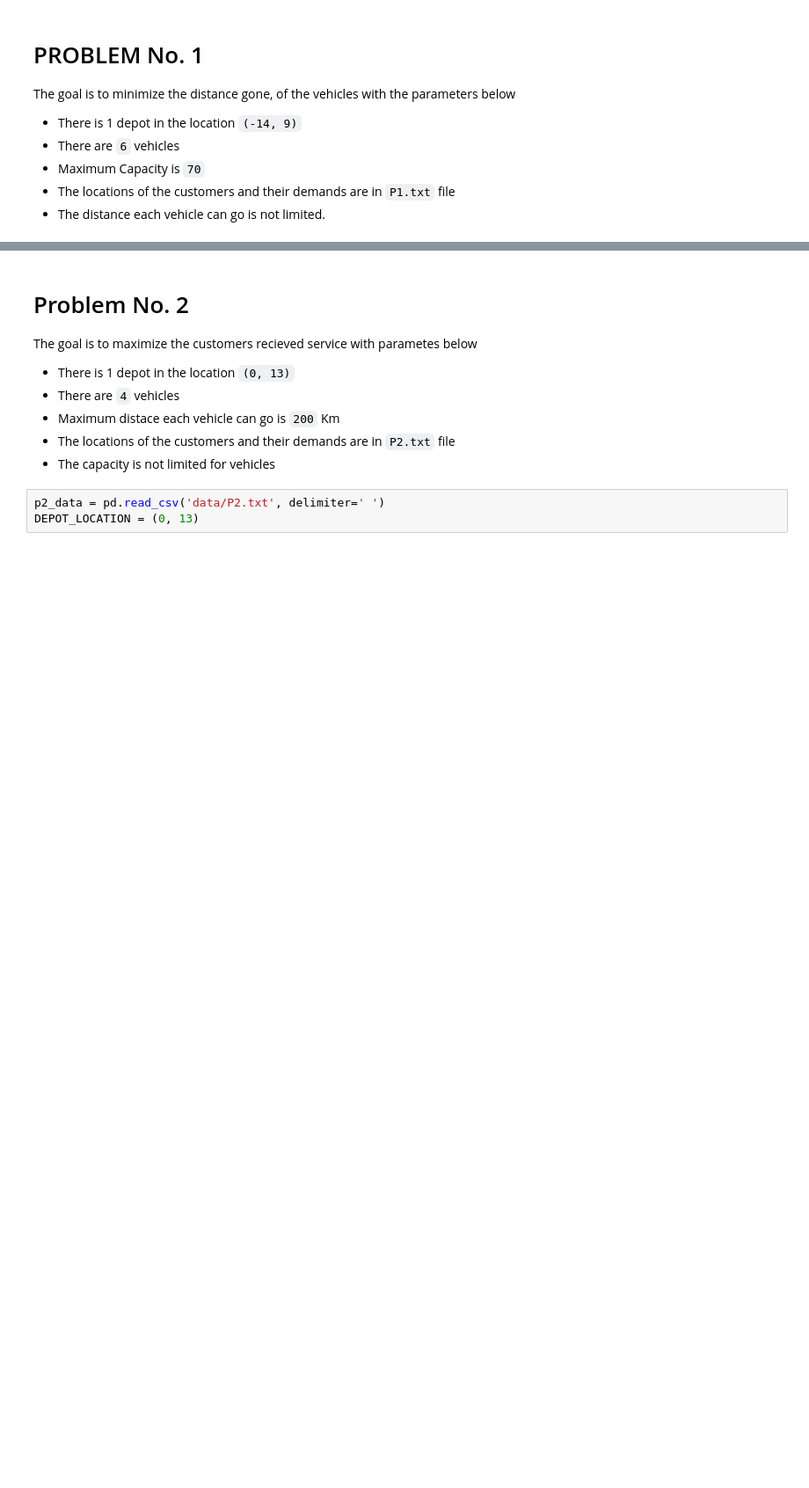
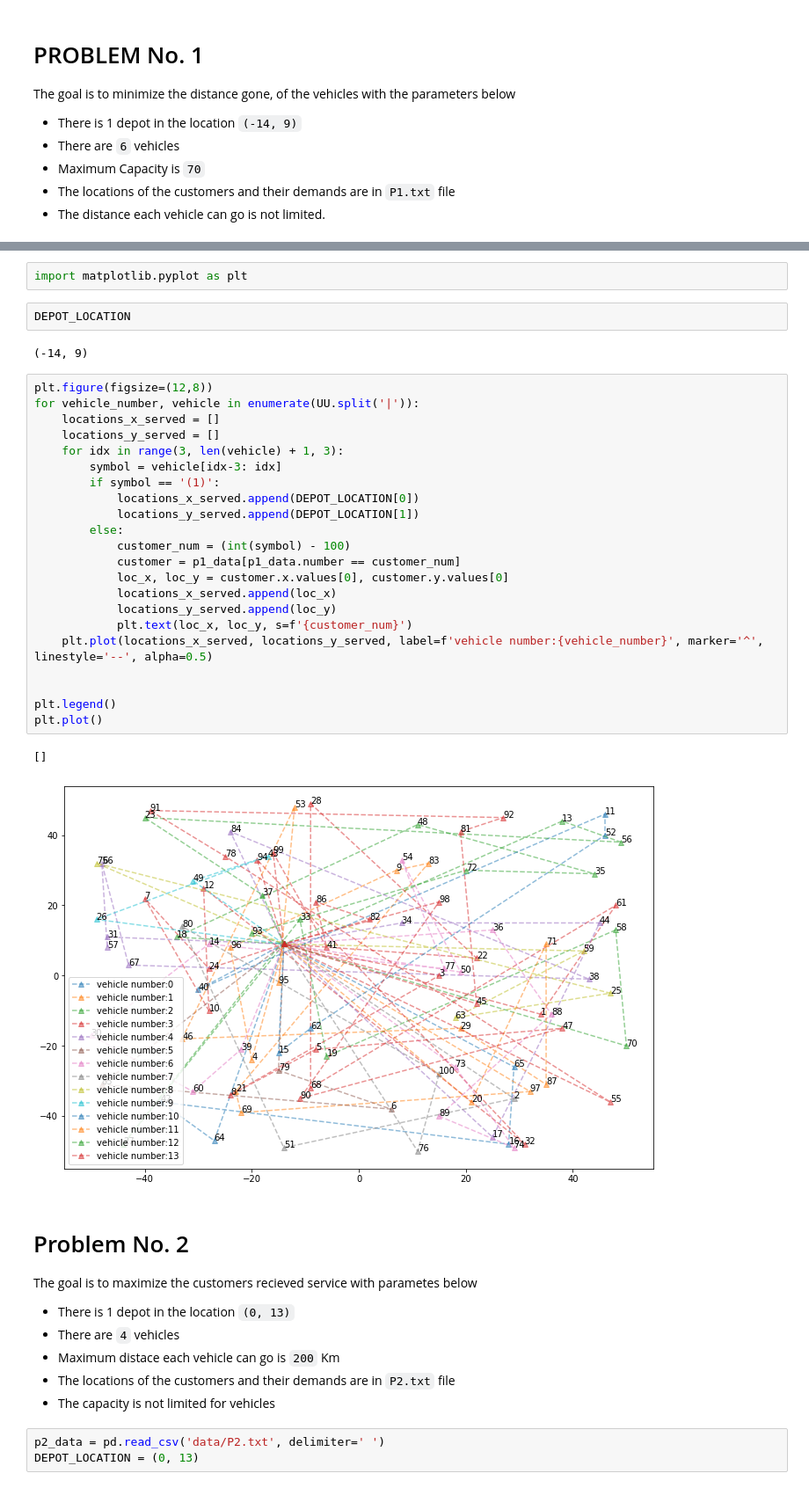
Before and after one commit to amindadgar/Evolutionary-Computing, a Jupyter notebook: HW2/main.ipynb, the cells around one changed output, grey strips where cells are left out. Shown: that part at 88% size. Saved outputs shown, nothing was run; the diff lists cells and outputs as text; blank space fills up the shorter version.

```diff
--- a/HW2/main.ipynb
+++ b/HW2/main.ipynb
@@ -170,3 +168,34 @@ Generation Count: 49, Evaluations number: 4950
+# %%
+import matplotlib.pyplot as plt
+# %%
+DEPOT_LOCATION
+# %% [output]
+(-14, 9)
+# %%
+plt.figure(figsize=(12,8))
+for vehicle_number, vehicle in enumerate(UU.split('|')):
+    locations_x_served = []
+    locations_y_served = []
+    for idx in range(3, len(vehicle) + 1, 3):
+        symbol = vehicle[idx-3: idx]
+        if symbol == '(1)':
+            locations_x_served.append(DEPOT_LOCATION[0])
+            locations_y_served.append(DEPOT_LOCATION[1])
+        else:
+            customer_num = (int(symbol) - 100)
+            customer = p1_data[p1_data.number == customer_num]
+            loc_x, loc_y = customer.x.values[0], customer.y.values[0]
+            locations_x_served.append(loc_x)
+            locations_y_served.append(loc_y)
+            plt.text(loc_x, loc_y, s=f'{customer_num}')
+    plt.plot(locations_x_served, locations_y_served, label=f'vehicle number:{vehicle_number}', marker='^', linestyle='--', alpha=0.5)
+
+
+plt.legend()
+plt.plot()
+# %% [output]
+[]
+[figure, added]
 # %% [markdown]
 # Problem No. 2
 The goal is to maximize the customers recieved service with parametes below
```
Also changed, not shown: parts of 7 cells of this notebook, 2 other files.
